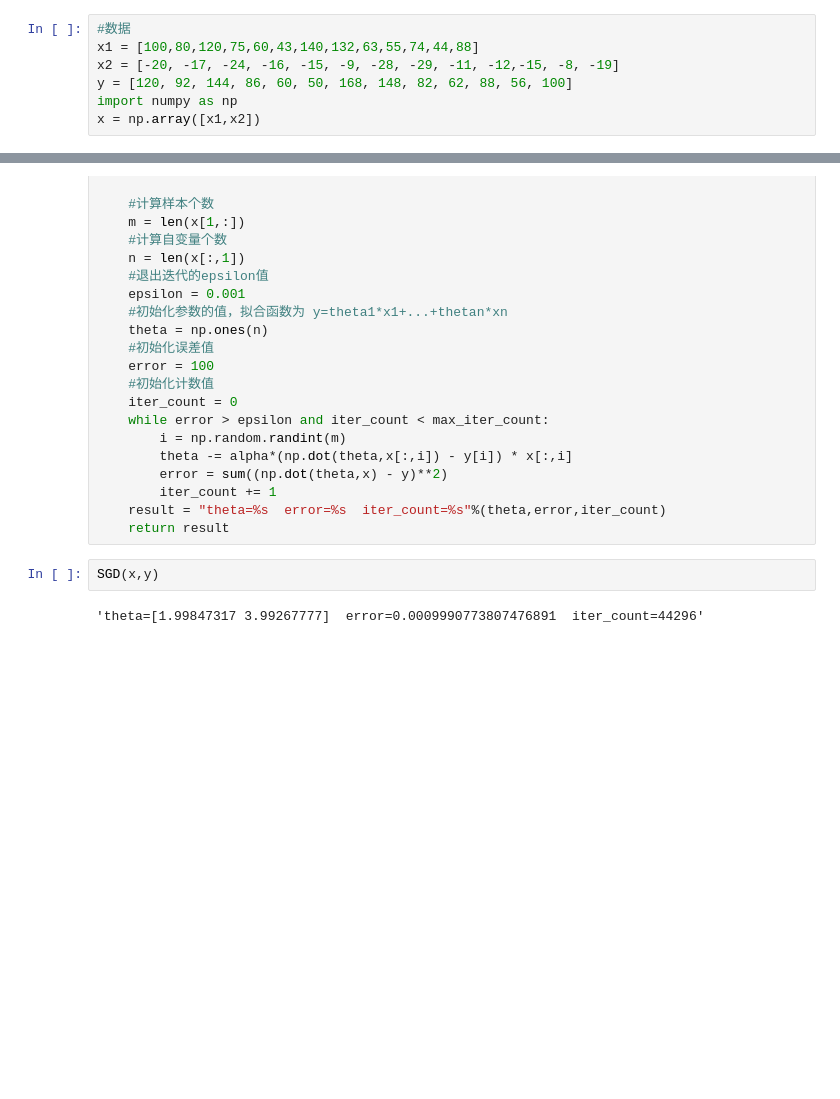
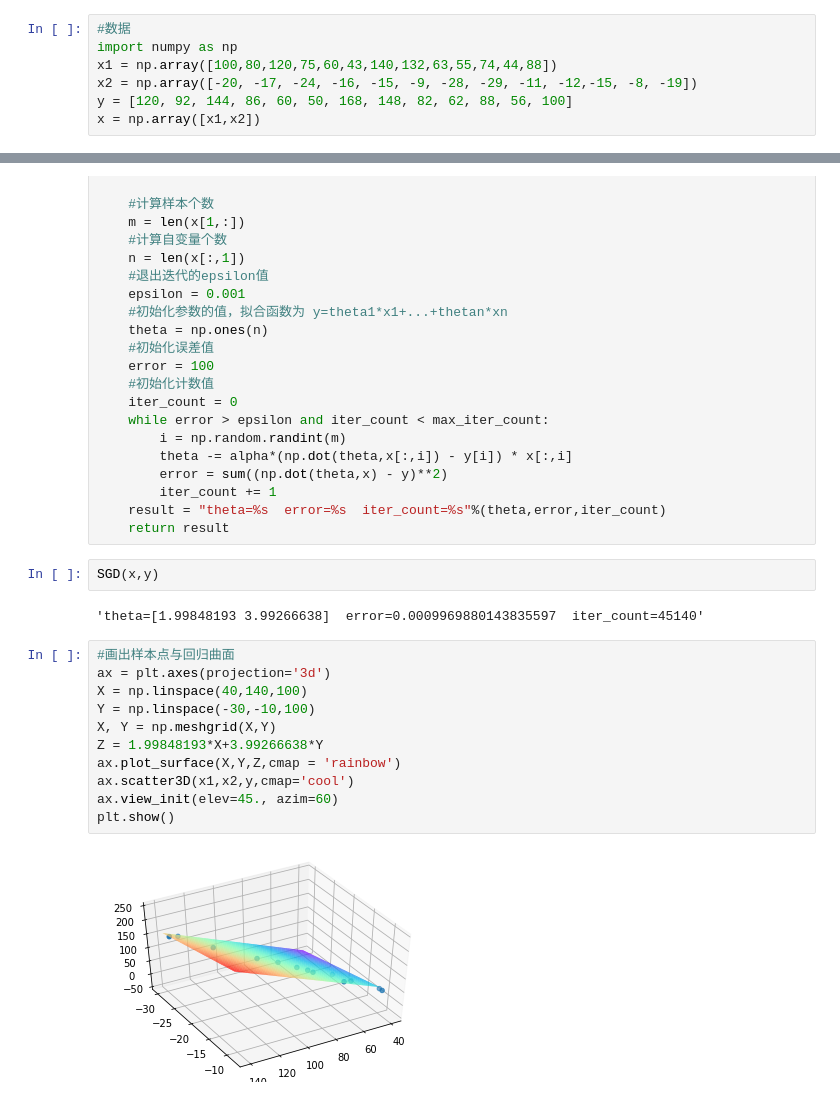
Before and after one commit to Cloudy55/Stat_PPT, a Jupyter notebook: Python/Stochastic Gradient Descent/Stochastic Gradient Descent (SGD).ipynb, the cells around one changed output, grey strips where cells are left out. Cells and saved outputs as stored; diff of their text form; blank space fills up the shorter version.

```diff
--- a/Python/Stochastic Gradient Descent/Stochastic Gradient Descent (SGD).ipynb
+++ b/Python/Stochastic Gradient Descent/Stochastic Gradient Descent (SGD).ipynb
@@ -1,9 +1,9 @@
 # %%
 #数据
-x1 = [100,80,120,75,60,43,140,132,63,55,74,44,88]
-x2 = [-20, -17, -24, -16, -15, -9, -28, -29, -11, -12,-15, -8, -19]
+import numpy as np
+x1 = np.array([100,80,120,75,60,43,140,132,63,55,74,44,88])
+x2 = np.array([-20, -17, -24, -16, -15, -9, -28, -29, -11, -12,-15, -8, -19])
 y = [120, 92, 144, 86, 60, 50, 168, 148, 82, 62, 88, 56, 100]
-import numpy as np
 x = np.array([x1,x2])
 # %%
 def SGD(x,y,alpha = 0.0001,max_iter_count=100000):
@@ -32,4 +32,17 @@ def SGD(x,y,alpha = 0.0001,max_iter_count=100000):
 # %%
 SGD(x,y)
 # %% [output]
-'theta=[1.99847317 3.99267777]  error=0.0009990773807476891  iter_count=44296'
+'theta=[1.99848193 3.99266638]  error=0.0009969880143835597  iter_count=45140'
+# %%
+#画出样本点与回归曲面
+ax = plt.axes(projection='3d')
+X = np.linspace(40,140,100)
+Y = np.linspace(-30,-10,100)
+X, Y = np.meshgrid(X,Y)
+Z = 1.99848193*X+3.99266638*Y
+ax.plot_surface(X,Y,Z,cmap = 'rainbow')
+ax.scatter3D(x1,x2,y,cmap='cool')
+ax.view_init(elev=45., azim=60)
+plt.show()
+# %% [output]
+[figure, added]
```
